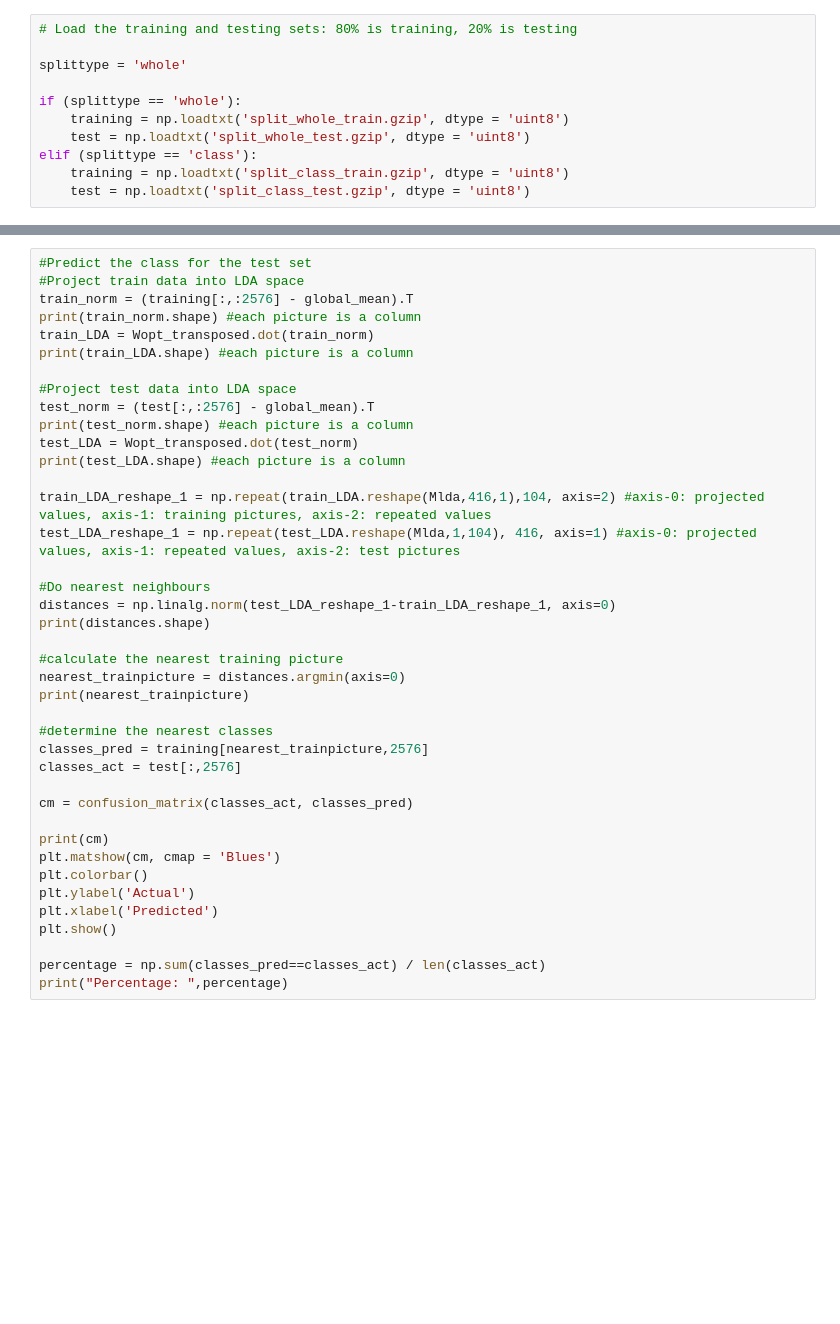
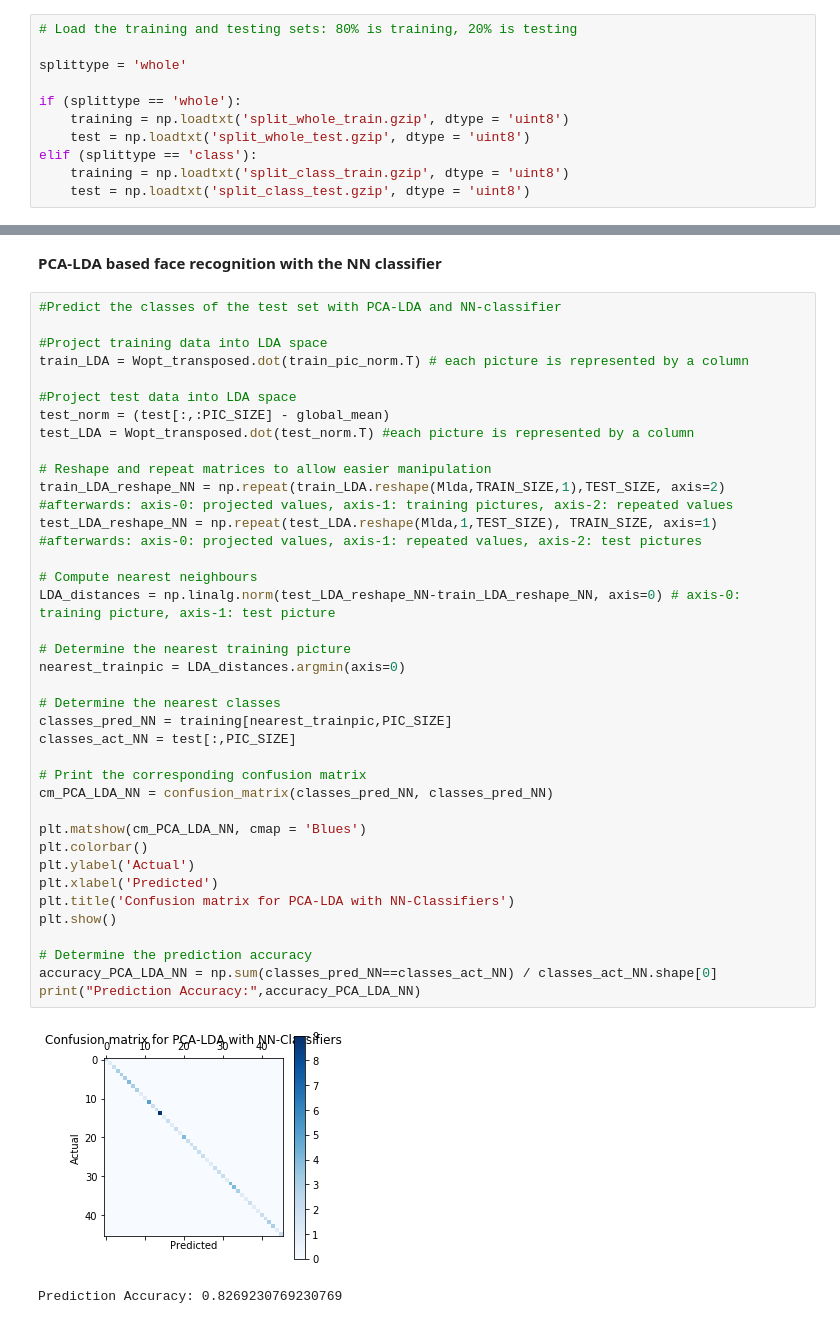
Before and after one commit to Karcsi127/patterrec1, a Jupyter notebook: exercise3.ipynb, the cells around one changed output, grey strips where cells are left out. Saved outputs shown, nothing was run; the diff lists cells and outputs as text; blank space fills up the shorter version.

```diff
--- a/exercise3.ipynb
+++ b/exercise3.ipynb
@@ -164,40 +193,42 @@ plt.imshow(np.reshape(pic_LDA_reconstructed, (46,56)).T, cmap = 'gist_gray')
+# %% [markdown]
+<b>PCA-LDA based face recognition with the NN classifier
 # %%
-#Predict the class for the test set
-#Project train data into LDA space
-train_norm = (training[:,:2576] - global_mean).T
-print(train_norm.shape) #each picture is a column
-train_LDA = Wopt_transposed.dot(train_norm)
-print(train_LDA.shape) #each picture is a column
+#Predict the classes of the test set with PCA-LDA and NN-classifier
+
+#Project training data into LDA space
+train_LDA = Wopt_transposed.dot(train_pic_norm.T) # each picture is represented by a column
 
 #Project test data into LDA space
-test_norm = (test[:,:2576] - global_mean).T
-print(test_norm.shape) #each picture is a column
-test_LDA = Wopt_transposed.dot(test_norm)
-print(test_LDA.shape) #each picture is a column
+test_norm = (test[:,:PIC_SIZE] - global_mean)
+test_LDA = Wopt_transposed.dot(test_norm.T) #each picture is represented by a column
 
-train_LDA_reshape_1 = np.repeat(train_LDA.reshape(Mlda,416,1),104, axis=2) #axis-0: projected values, axis-1: training pictures, axis-2: repeated values
-test_LDA_reshape_1 = np.repeat(test_LDA.reshape(Mlda,1,104), 416, axis=1) #axis-0: projected values, axis-1: repeated values, axis-2: test pictures
+# Reshape and repeat matrices to allow easier manipulation
+train_LDA_reshape_NN = np.repeat(train_LDA.reshape(Mlda,TRAIN_SIZE,1),TEST_SIZE, axis=2) #afterwards: axis-0: projected values, axis-1: training pictures, axis-2: repeated values
+test_LDA_reshape_NN = np.repeat(test_LDA.reshape(Mlda,1,TEST_SIZE), TRAIN_SIZE, axis=1) #afterwards: axis-0: projected values, axis-1: repeated values, axis-2: test pictures
 
-#Do nearest neighbours
-distances = np.linalg.norm(test_LDA_reshape_1-train_LDA_reshape_1, axis=0)
-print(distances.shape)
+# Compute nearest neighbours
+LDA_distances = np.linalg.norm(test_LDA_reshape_NN-train_LDA_reshape_NN, axis=0) # axis-0: training picture, axis-1: test picture
 
-#calculate the nearest training picture
-nearest_trainpicture = distances.argmin(axis=0)
-print(nearest_trainpicture)
+# Determine the nearest training picture
+nearest_trainpic = LDA_distances.argmin(axis=0)
 
-#determine the nearest classes
-classes_pred = training[nearest_trainpicture,2576]
-classes_act = test[:,2576]
+# Determine the nearest classes
+classes_pred_NN = training[nearest_trainpic,PIC_SIZE]
+classes_act_NN = test[:,PIC_SIZE]
 
-cm = confusion_matrix(classes_act, classes_pred)
+# Print the corresponding confusion matrix
+cm_PCA_LDA_NN = confusion_matrix(classes_pred_NN, classes_pred_NN)
 
-print(cm)
-plt.matshow(cm, cmap = 'Blues')
+plt.matshow(cm_PCA_LDA_NN, cmap = 'Blues')
 plt.colorbar()
 plt.ylabel('Actual')
 plt.xlabel('Predicted')
+plt.title('Confusion matrix for PCA-LDA with NN-Classifiers')
 plt.show()
 
-percentage = np.sum(classes_pred==classes_act) / len(classes_act)
-print("Percentage: ",percentage)
+# Determine the prediction accuracy
+accuracy_PCA_LDA_NN = np.sum(classes_pred_NN==classes_act_NN) / classes_act_NN.shape[0]
+print("Prediction Accuracy:",accuracy_PCA_LDA_NN)
+# %% [output]
+[figure, added]
+Prediction Accuracy: 0.8269230769230769
```
Also changed, not shown: parts of 26 cells of this notebook.
